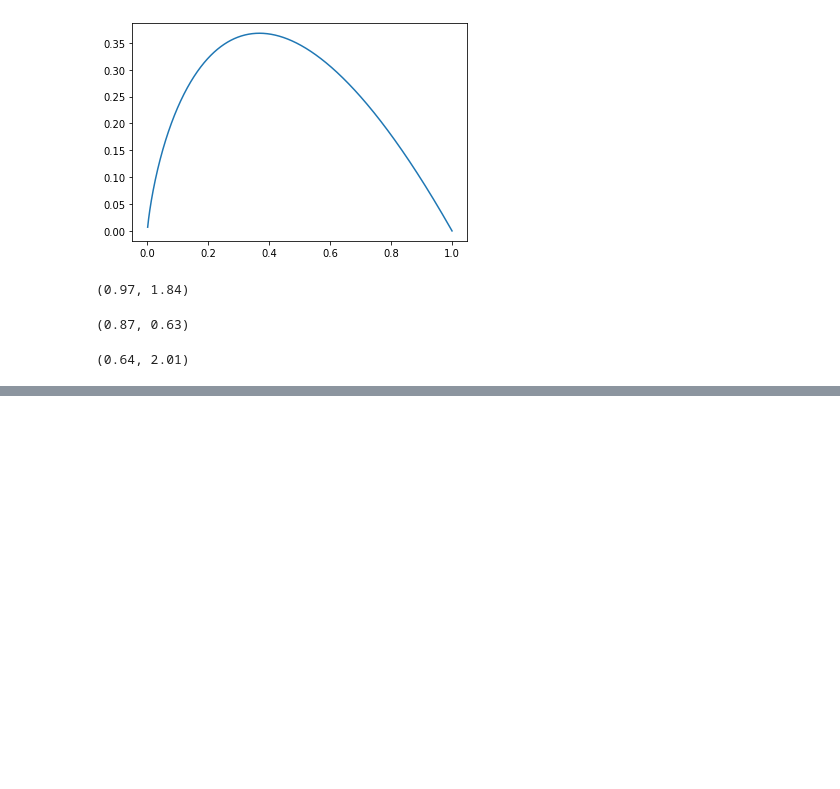
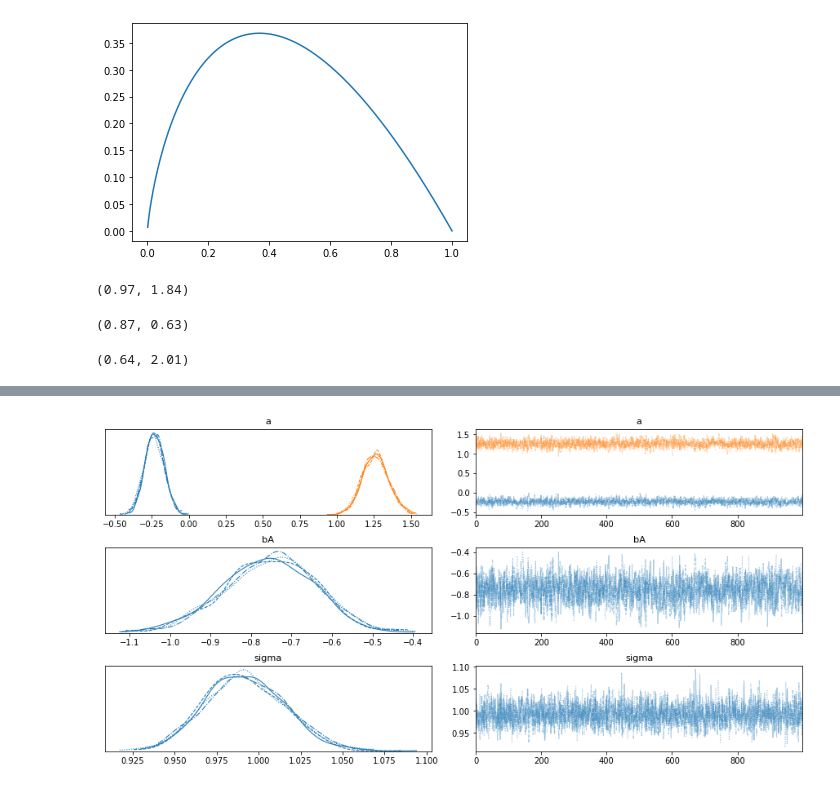
Before and after one commit to danhphan/bayesian-inferences, a Jupyter notebook: _00_rethink_stats_week4.ipynb, the cells around one changed output, grey strips where cells are left out. Drawn from its saved outputs; the diff is of its cells as text; code cells hidden in the pictures; blank space fills up the shorter version.

```diff
--- a/_00_rethink_stats_week4.ipynb
+++ b/_00_rethink_stats_week4.ipynb
@@ -83,0 +86,3 @@ kl_distance("Island 1", "Island 3"), kl_distance("Island 2", "Island 3")0.63)
+# %%
+d = pd.read_csv('data/happiness.csv', header=0)
+d.head()
@@ -83,0 +96,3 @@ kl_distance("Island 1", "Island 3"), kl_distance("Island 2", "Island 3")0.63)
+# %%
+d = d.loc[d.age > 17,]
+d['age'] = ( d['age'] - 18 ) / ( 65 - 18 )
@@ -83,0 +101,3 @@ kl_distance("Island 1", "Island 3"), kl_distance("Island 2", "Island 3")0.63)
+# %%
+mid = pd.Categorical(d.married)
+mid
@@ -83,0 +108,18 @@ kl_distance("Island 1", "Island 3"), kl_distance("Island 2", "Island 3")0.63)
+# %%
+# Model 6.9 from the book:
+mid
+with pm.Model() as model_69:
+    # Data
+    age = pm.Data("age", d["age"].values)
+    happiness = pm.Data("happiness", d["happiness"].values)
+    # Prior
+    a = pm.Normal("a", mu=0, sd=1, shape=2)
+    bA = pm.Normal("bA", mu=0, sd=2)
+    sigma = pm.Exponential("sigma", lam=1)
+    # Regression
+    mu = a[mid] + bA * age
+    happy_hat = pm.Normal("happy_hat", mu=mu, sd=sigma, observed=happiness)
+    # Sampling
+    prior_69 = pm.sample_prior_predictive(samples=30)
+    trace_69 = pm.sample()
+    posterior_69 = pm.sample_posterior_predictive(trace_69)
@@ -83,0 +147,4 @@ kl_distance("Island 1", "Island 3"), kl_distance("Island 2", "Island 3")0.63)
+# %%
+pm.traceplot(trace_69);
+# %% [output]
+[figure, added]
```
Also changed, not shown: parts of 10 cells of this notebook.
